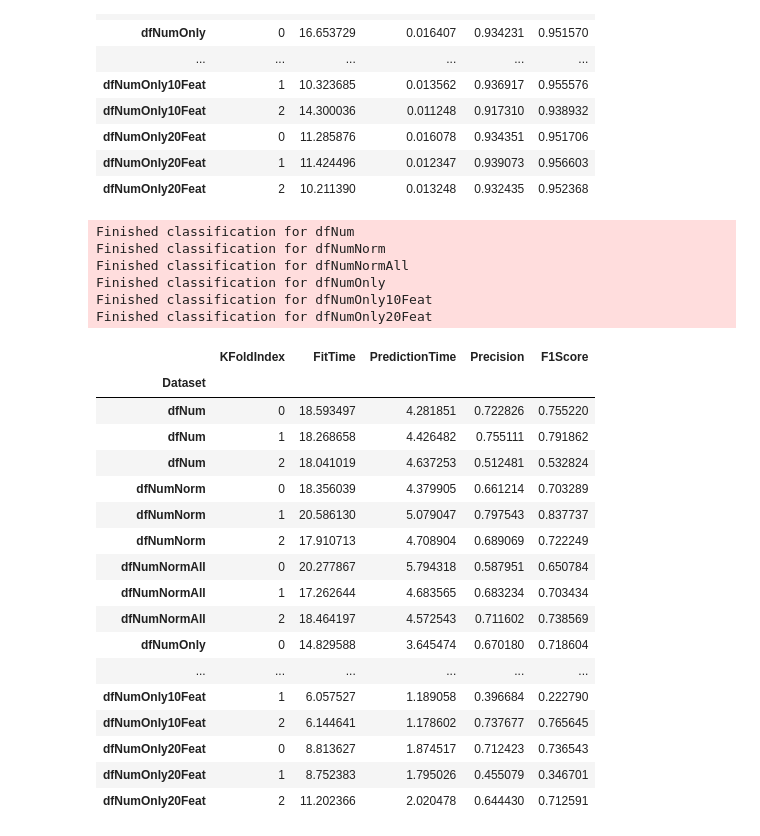
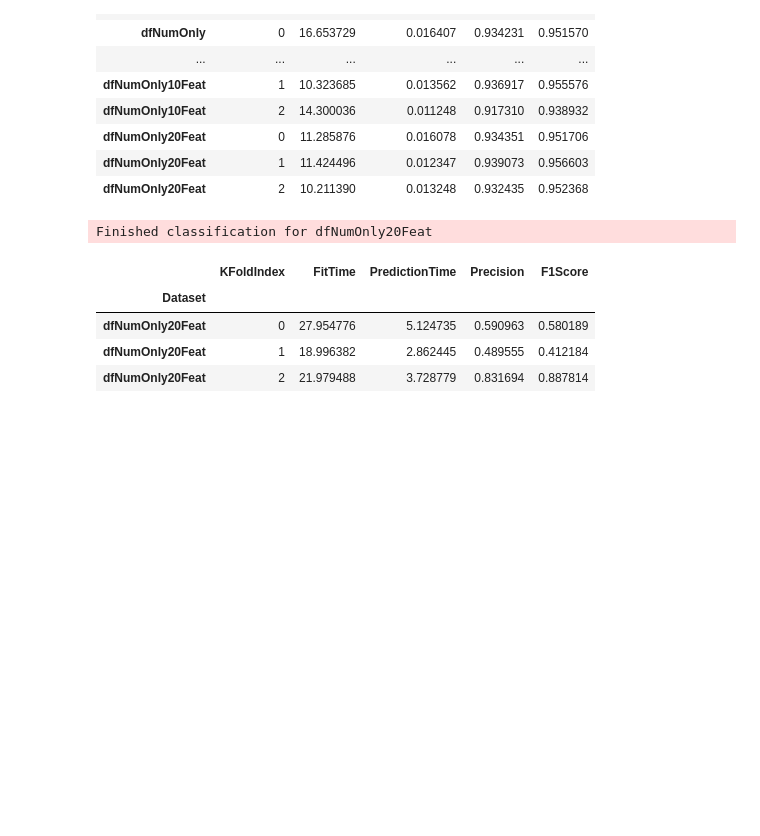
Before and after one commit to theazgra/dataAnalysisCourse, a Jupyter notebook: MAD_III/classification/classification.ipynb, the cells around one changed output. Cells and saved outputs as stored; diff of their text form; code cells hidden in the pictures; blank space fills up the shorter version.

```diff
--- a/MAD_III/classification/classification.ipynb
+++ b/MAD_III/classification/classification.ipynb
@@ -90,7 +91,7 @@ dfNumOnly (175341, 39) only numerical data withou categorial columns
 dfNumOnly10Feat (175341, 10) only numerical data withou categorial columns, reduced to 10 features
 dfNumOnly20Feat (175341, 20) only numerical data withou categorial columns, reduced to 20 features
 # %%
-def k_fold_test(name,dataset, labels, classifier, k=3, shuffleDataset=True):
+def k_fold_test(classifierName,datasetName,dataset, labels, classifier, k=3, shuffleDataset=True):
     kFold = KFold(n_splits=k, shuffle=shuffleDataset)
     kFoldResult = []
     kFoldIndex = 0
@@ -105,19 +106,24 @@ def k_fold_test(name,dataset, labels, classifier, k=3, shuffleDataset=True):
         predictedLabels = classifier.predict(X_test)
         predictionTime = timer() - start
 
+        predictionProbs = classifier.predict_proba(X_test)
+        rocAucScore = roc_auc_score(Y_test, predictionProbs[:,1])
+
         score = float(sum([p[0] == p[1] for p in zip(predictedLabels, Y_test)])) / float(len(Y_test))
         f1Score = f1_score(Y_test, predictedLabels)
 
         kFoldResult.append({
-            "Dataset": name,
+            "Dataset": datasetName,
+            "Classifier": classifierName,
             "KFoldIndex": kFoldIndex,
             "FitTime": fitTime,
             "PredictionTime": predictionTime,
             "Precision": score,
-            "F1Score": f1Score
+            "F1Score": f1Score,
+            "RocAucScore": rocAucScore
           })
         kFoldIndex += 1
-    print(f"Finished classification for {name}")
+    print(f"Finished classification for {classifierName}-{datasetName}")
     return kFoldResult
 # %%
 # Decision tree test
@@ -242,41 +250,23 @@ Finished classification for dfNumOnly20Feat
 # %%
 # Neural networks test
 SVMClassification = []
-svmClassifier = svm.SVC(gamma='scale',kernel='rbf',C=100000,max_iter=2000)
+svmClassifier = svm.SVC(gamma='scale',kernel='rbf',C=100000,max_iter=4000)
 
-SVMClassification += k_fold_test("dfNum",dataset=dfNum.values, labels=dfLabels, classifier=svmClassifier ,k=3)
-SVMClassification += k_fold_test("dfNumNorm",dataset=dfNumNorm.values, labels=dfLabels, classifier=svmClassifier ,k=3)
-SVMClassification += k_fold_test("dfNumNormAll",dataset=dfNumNormAll.values, labels=dfLabels, classifier=svmClassifier ,k=3)
-SVMClassification += k_fold_test("dfNumOnly",dataset=dfNumOnly.values, labels=dfLabels, classifier=svmClassifier ,k=3)
-SVMClassification += k_fold_test("dfNumOnly10Feat",dataset=dfNumOnly10Feat, labels=dfLabels, classifier=svmClassifier ,k=3)
+# SVMClassification += k_fold_test("dfNum",dataset=dfNum.values, labels=dfLabels, classifier=svmClassifier ,k=3)
+# SVMClassification += k_fold_test("dfNumNorm",dataset=dfNumNorm.values, labels=dfLabels, classifier=svmClassifier ,k=3)
+# SVMClassification += k_fold_test("dfNumNormAll",dataset=dfNumNormAll.values, labels=dfLabels, classifier=svmClassifier ,k=3)
+# SVMClassification += k_fold_test("dfNumOnly",dataset=dfNumOnly.values, labels=dfLabels, classifier=svmClassifier ,k=3)
+# SVMClassification += k_fold_test("dfNumOnly10Feat",dataset=dfNumOnly10Feat, labels=dfLabels, classifier=svmClassifier ,k=3)
 SVMClassification += k_fold_test("dfNumOnly20Feat",dataset=dfNumOnly20Feat, labels=dfLabels, classifier=svmClassifier ,k=3)
 # %% [output]
-Finished classification for dfNum
-Finished classification for dfNumNorm
-Finished classification for dfNumNormAll
-Finished classification for dfNumOnly
-Finished classification for dfNumOnly10Feat
 Finished classification for dfNumOnly20Feat
 # %%
 SVMdf = pd.DataFrame(SVMClassification).set_index("Dataset")
-SVMdf = SVMdf[['KFoldIndex','FitTime','PredictionTime','Precision','F1Score']]
+SVMdf = SVMdf[['Classifier','KFoldIndex','FitTime','PredictionTime','Precision','F1Score','RocAucScore']]
 SVMdf
 # %% [output]
 |  | KFoldIndex | FitTime | PredictionTime | Precision | F1Score |
 | Dataset |  |  |  |  |  |
-| dfNum | 0 | 18.593497 | 4.281851 | 0.722826 | 0.755220 |
-| dfNum | 1 | 18.268658 | 4.426482 | 0.755111 | 0.791862 |
-| dfNum | 2 | 18.041019 | 4.637253 | 0.512481 | 0.532824 |
-| dfNumNorm | 0 | 18.356039 | 4.379905 | 0.661214 | 0.703289 |
-| dfNumNorm | 1 | 20.586130 | 5.079047 | 0.797543 | 0.837737 |
-| dfNumNorm | 2 | 17.910713 | 4.708904 | 0.689069 | 0.722249 |
-| dfNumNormAll | 0 | 20.277867 | 5.794318 | 0.587951 | 0.650784 |
-| dfNumNormAll | 1 | 17.262644 | 4.683565 | 0.683234 | 0.703434 |
-| dfNumNormAll | 2 | 18.464197 | 4.572543 | 0.711602 | 0.738569 |
-| dfNumOnly | 0 | 14.829588 | 3.645474 | 0.670180 | 0.718604 |
-| ... | ... | ... | ... | ... | ... |
-| dfNumOnly10Feat | 1 | 6.057527 | 1.189058 | 0.396684 | 0.222790 |
-| dfNumOnly10Feat | 2 | 6.144641 | 1.178602 | 0.737677 | 0.765645 |
-| dfNumOnly20Feat | 0 | 8.813627 | 1.874517 | 0.712423 | 0.736543 |
-| dfNumOnly20Feat | 1 | 8.752383 | 1.795026 | 0.455079 | 0.346701 |
-| dfNumOnly20Feat | 2 | 11.202366 | 2.020478 | 0.644430 | 0.712591 |
+| dfNumOnly20Feat | 0 | 27.954776 | 5.124735 | 0.590963 | 0.580189 |
+| dfNumOnly20Feat | 1 | 18.996382 | 2.862445 | 0.489555 | 0.412184 |
+| dfNumOnly20Feat | 2 | 21.979488 | 3.728779 | 0.831694 | 0.887814 |
```
Also changed, not shown: parts of 6 cells of this notebook, 1 other file.
